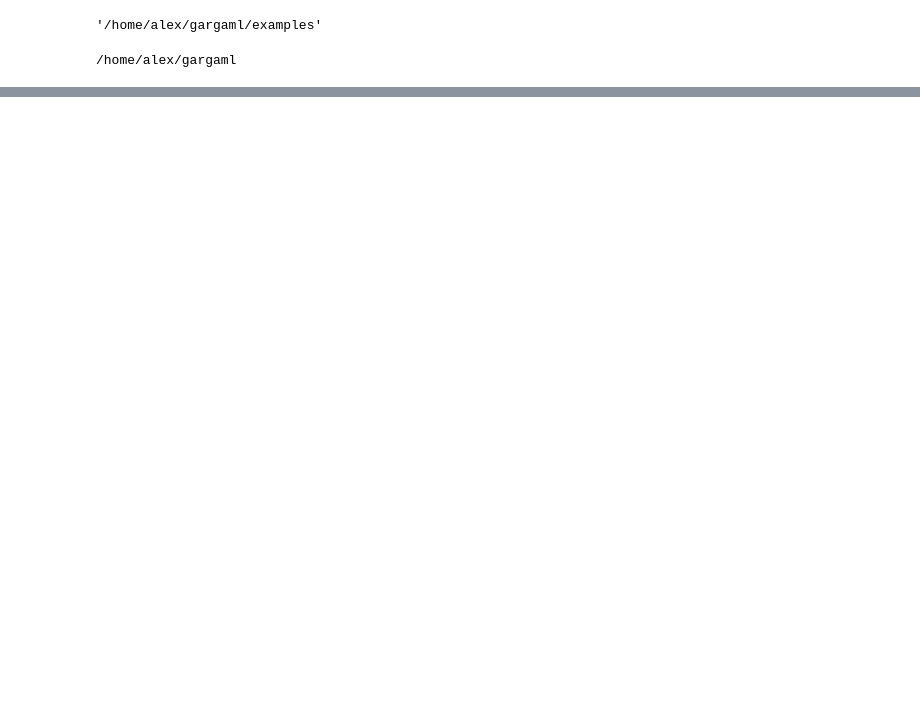
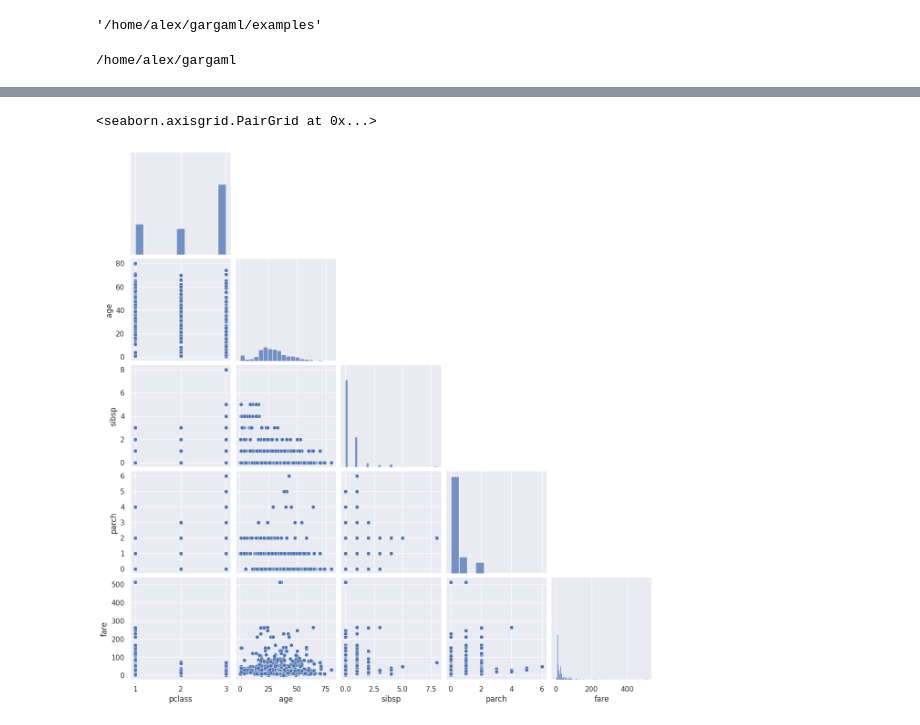
Before and after one commit to AlexandreGazagnes/gargaml, a Jupyter notebook: examples/ml-intro.ipynb, the cells around one changed output, grey strips where cells are left out. Drawn from its saved outputs; the diff is of its cells as text; code cells hidden in the pictures; blank space fills up the shorter version.

```diff
--- a/examples/ml-intro.ipynb
+++ b/examples/ml-intro.ipynb
@@ -205,0 +602,5 @@ if pTrue > 0..0
+# %%
+sns.pairplot(X, corner=True)
+# %% [output]
+<seaborn.axisgrid.PairGrid at 0x...>
+[figure, added]
```
Also changed, not shown: parts of 91 cells of this notebook.
